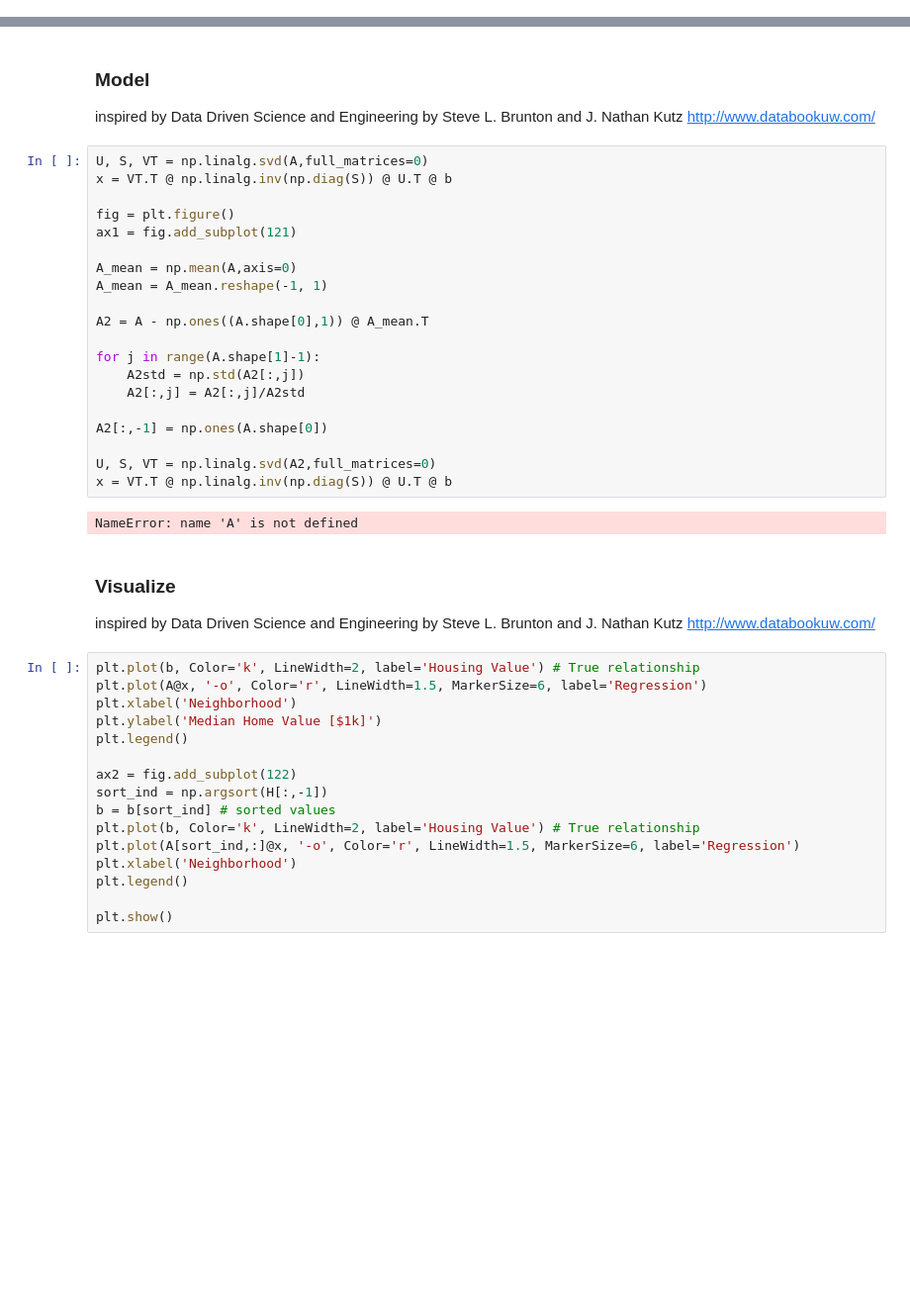
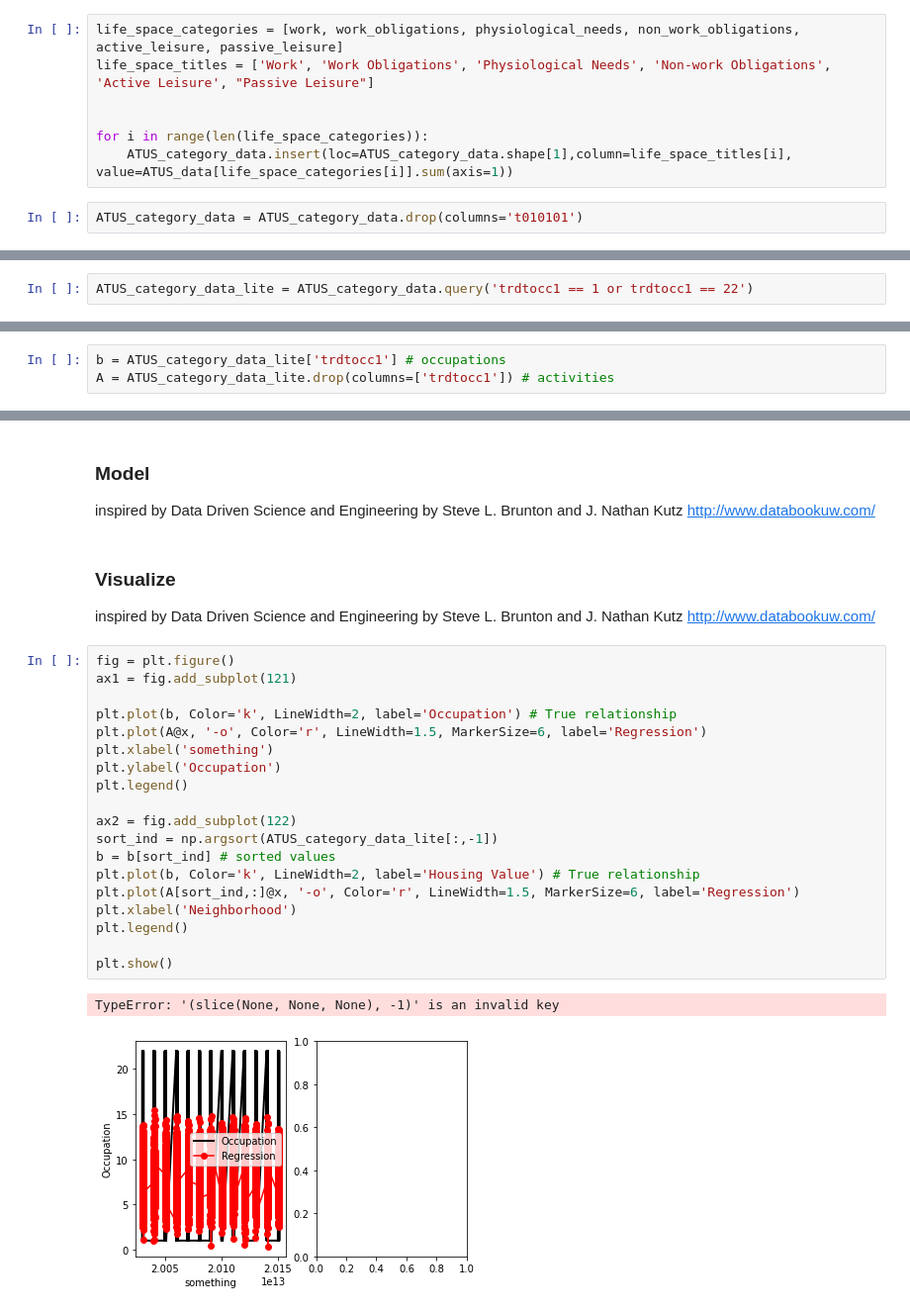
Before and after one commit to matthew-young/data-science-capstone-2021, a Jupyter notebook: notebook/American Time Use Survey Investigation.ipynb, the cells around one changed output, grey strips where cells are left out. Shown at 99% size. Cells and saved outputs as stored; diff of their text form; blank space fills up the shorter version.

```diff
--- a/notebook/American Time Use Survey Investigation.ipynb
+++ b/notebook/American Time Use Survey Investigation.ipynb
@@ -252,0 +441,9 @@ ACTU_data.head()
+# %%
+life_space_categories = [work, work_obligations, physiological_needs, non_work_obligations, active_leisure, passive_leisure]
+life_space_titles = ['Work', 'Work Obligations', 'Physiological Needs', 'Non-work Obligations', 'Active Leisure', "Passive Leisure"]
+
+
+for i in range(len(life_space_categories)):
+    ATUS_category_data.insert(loc=ATUS_category_data.shape[1],column=life_space_titles[i], value=ATUS_data[life_space_categories[i]].sum(axis=1))
+# %%
+ATUS_category_data = ATUS_category_data.drop(columns='t010101')
@@ -252,0 +468,2 @@ ACTU_data.head()
+# %%
+ATUS_category_data_lite = ATUS_category_data.query('trdtocc1 == 1 or trdtocc1 == 22')
@@ -252,0 +482,3 @@ ACTU_data.head()
+# %%
+b = ATUS_category_data_lite['trdtocc1'] # occupations
+A = ATUS_category_data_lite.drop(columns=['trdtocc1']) # activities
@@ -255,49 +494,33 @@ ACTU_data.head()
 
 inspired by Data Driven Science and Engineering by Steve L. Brunton and J. Nathan Kutz
 http://www.databookuw.com/
-# %%
-U, S, VT = np.linalg.svd(A,full_matrices=0)
-x = VT.T @ np.linalg.inv(np.diag(S)) @ U.T @ b
-
-fig = plt.figure()
-ax1 = fig.add_subplot(121)
-
-A_mean = np.mean(A,axis=0)
-A_mean = A_mean.reshape(-1, 1)
-
-A2 = A - np.ones((A.shape[0],1)) @ A_mean.T
-
-for j in range(A.shape[1]-1):
-    A2std = np.std(A2[:,j])
-    A2[:,j] = A2[:,j]/A2std
-
-A2[:,-1] = np.ones(A.shape[0])
-
-U, S, VT = np.linalg.svd(A2,full_matrices=0)
-x = VT.T @ np.linalg.inv(np.diag(S)) @ U.T @ b
-# %% [output]
-NameError: name 'A' is not defined
 # %% [markdown]
 ### Visualize
 
 inspired by Data Driven Science and Engineering by Steve L. Brunton and J. Nathan Kutz
 http://www.databookuw.com/
 # %%
-plt.plot(b, Color='k', LineWidth=2, label='Housing Value') # True relationship
+fig = plt.figure()
+ax1 = fig.add_subplot(121)
+
+plt.plot(b, Color='k', LineWidth=2, label='Occupation') # True relationship
 plt.plot(A@x, '-o', Color='r', LineWidth=1.5, MarkerSize=6, label='Regression')
-plt.xlabel('Neighborhood')
-plt.ylabel('Median Home Value [$1k]')
+plt.xlabel('something')
+plt.ylabel('Occupation')
 plt.legend()
 
 ax2 = fig.add_subplot(122)
-sort_ind = np.argsort(H[:,-1])
+sort_ind = np.argsort(ATUS_category_data_lite[:,-1])
 b = b[sort_ind] # sorted values
 plt.plot(b, Color='k', LineWidth=2, label='Housing Value') # True relationship
 plt.plot(A[sort_ind,:]@x, '-o', Color='r', LineWidth=1.5, MarkerSize=6, label='Regression')
 plt.xlabel('Neighborhood')
 plt.legend()
 
 plt.show()
+# %% [output]
+TypeError: '(slice(None, None, None), -1)' is an invalid key
+[figure, added]
 # %%
 x_tick = range(len(x)-1)+np.ones(len(x)-1)
 plt.bar(x_tick,x[:-1])
```
Also changed, not shown: parts of 46 cells of this notebook.
